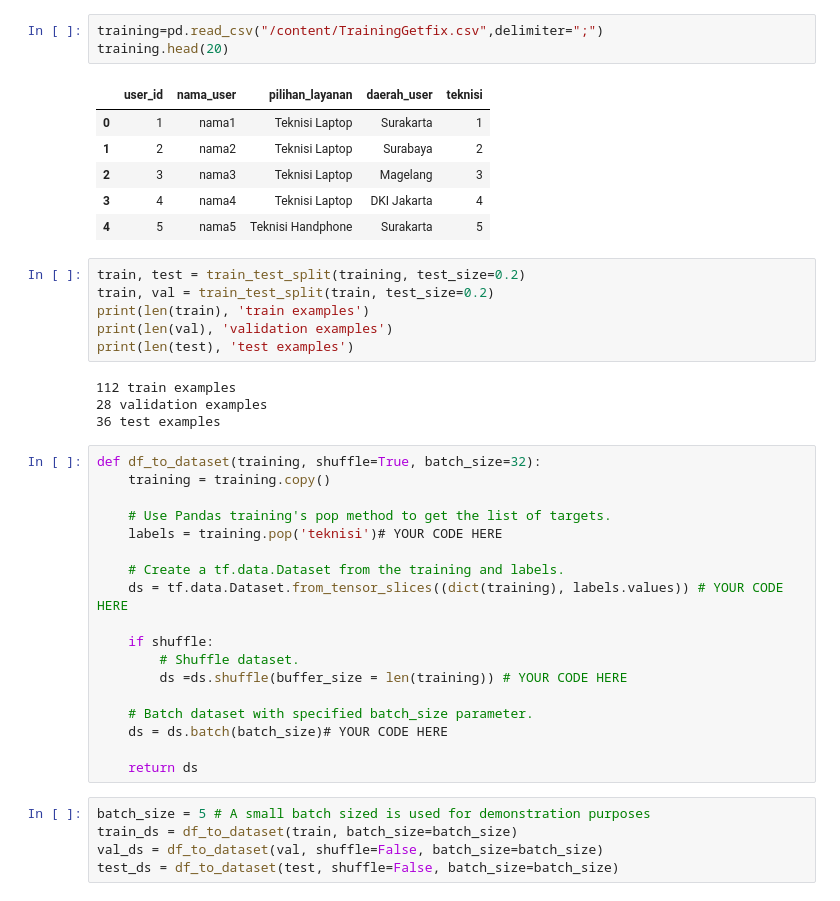
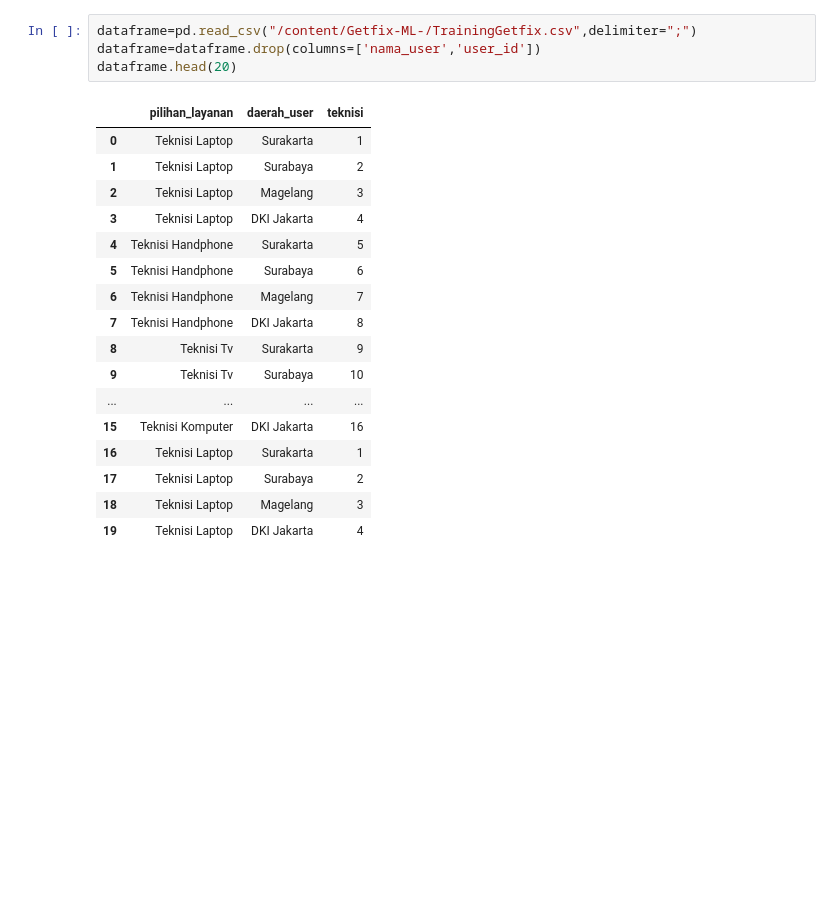
Before and after one commit to GrmRy/Getfix-ML-, a Jupyter notebook: recomendderGetfix.ipynb, the cells around one changed output. Cells and saved outputs as stored; diff of their text form; blank space fills up the shorter version.

```diff
--- a/recomendderGetfix.ipynb
+++ b/recomendderGetfix.ipynb
@@ -12,43 +29,22 @@ from sklearn.model_selection import train_test_split
 # %%
-training=pd.read_csv("/content/TrainingGetfix.csv",delimiter=";")
-training.head(20)
+dataframe=pd.read_csv("/content/Getfix-ML-/TrainingGetfix.csv",delimiter=";")
+dataframe=dataframe.drop(columns=['nama_user','user_id'])
+dataframe.head(20)
 # %% [output]
-|  | user_id | nama_user | pilihan_layanan | daerah_user | teknisi |
-| 0 | 1 | nama1 | Teknisi Laptop | Surakarta | 1 |
-| 1 | 2 | nama2 | Teknisi Laptop | Surabaya | 2 |
-| 2 | 3 | nama3 | Teknisi Laptop | Magelang | 3 |
-| 3 | 4 | nama4 | Teknisi Laptop | DKI Jakarta | 4 |
-| 4 | 5 | nama5 | Teknisi Handphone | Surakarta | 5 |
+|  | pilihan_layanan | daerah_user | teknisi |
+| 0 | Teknisi Laptop | Surakarta | 1 |
+| 1 | Teknisi Laptop | Surabaya | 2 |
+| 2 | Teknisi Laptop | Magelang | 3 |
+| 3 | Teknisi Laptop | DKI Jakarta | 4 |
+| 4 | Teknisi Handphone | Surakarta | 5 |
+| 5 | Teknisi Handphone | Surabaya | 6 |
+| 6 | Teknisi Handphone | Magelang | 7 |
+| 7 | Teknisi Handphone | DKI Jakarta | 8 |
+| 8 | Teknisi Tv | Surakarta | 9 |
+| 9 | Teknisi Tv | Surabaya | 10 |
+| ... | ... | ... | ... |
+| 15 | Teknisi Komputer | DKI Jakarta | 16 |
+| 16 | Teknisi Laptop | Surakarta | 1 |
+| 17 | Teknisi Laptop | Surabaya | 2 |
+| 18 | Teknisi Laptop | Magelang | 3 |
+| 19 | Teknisi Laptop | DKI Jakarta | 4 |
-# %%
-train, test = train_test_split(training, test_size=0.2)
-train, val = train_test_split(train, test_size=0.2)
-print(len(train), 'train examples')
-print(len(val), 'validation examples')
-print(len(test), 'test examples')
-# %% [output]
-112 train examples
-28 validation examples
-36 test examples
-# %%
-def df_to_dataset(training, shuffle=True, batch_size=32):
-    training = training.copy()
-
-    # Use Pandas training's pop method to get the list of targets.
-    labels = training.pop('teknisi')# YOUR CODE HERE
-
-    # Create a tf.data.Dataset from the training and labels.
-    ds = tf.data.Dataset.from_tensor_slices((dict(training), labels.values)) # YOUR CODE HERE
-
-    if shuffle:
-        # Shuffle dataset.
-        ds =ds.shuffle(buffer_size = len(training)) # YOUR CODE HERE
-
-    # Batch dataset with specified batch_size parameter.
-    ds = ds.batch(batch_size)# YOUR CODE HERE
-
-    return ds
-# %%
-batch_size = 5 # A small batch sized is used for demonstration purposes
-train_ds = df_to_dataset(train, batch_size=batch_size)
-val_ds = df_to_dataset(val, shuffle=False, batch_size=batch_size)
-test_ds = df_to_dataset(test, shuffle=False, batch_size=batch_size)
```
Also changed, not shown: parts of 20 cells of this notebook.
